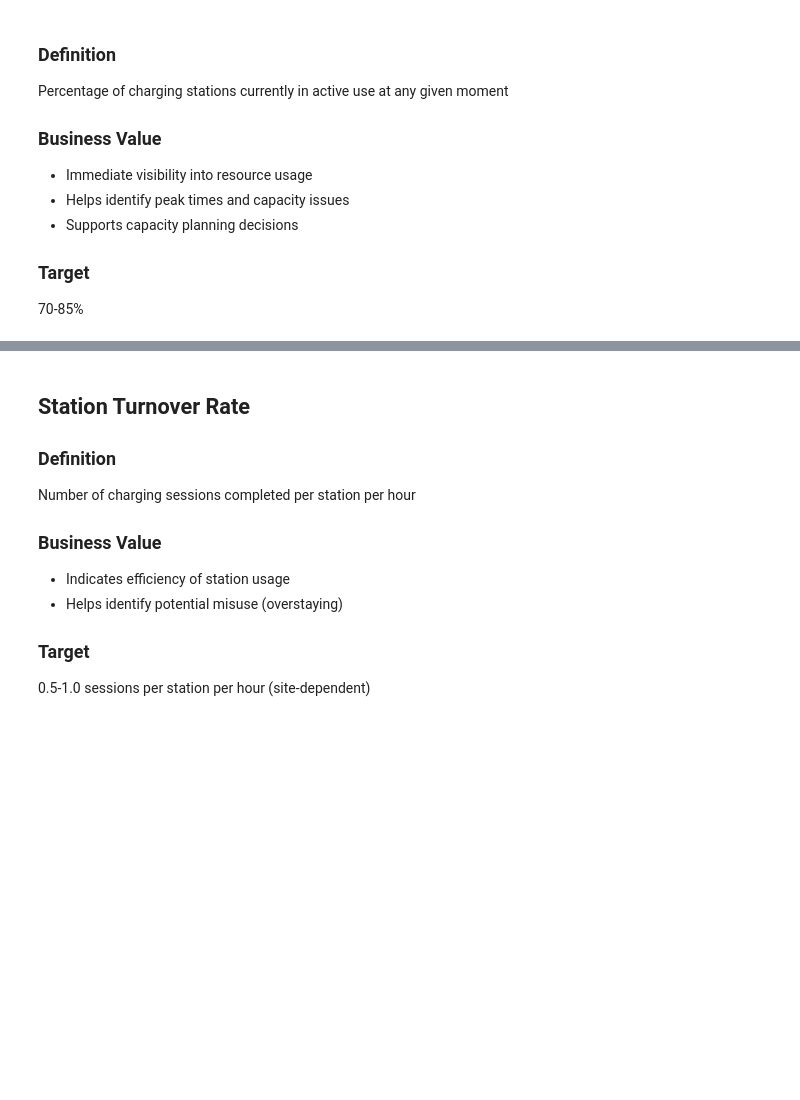
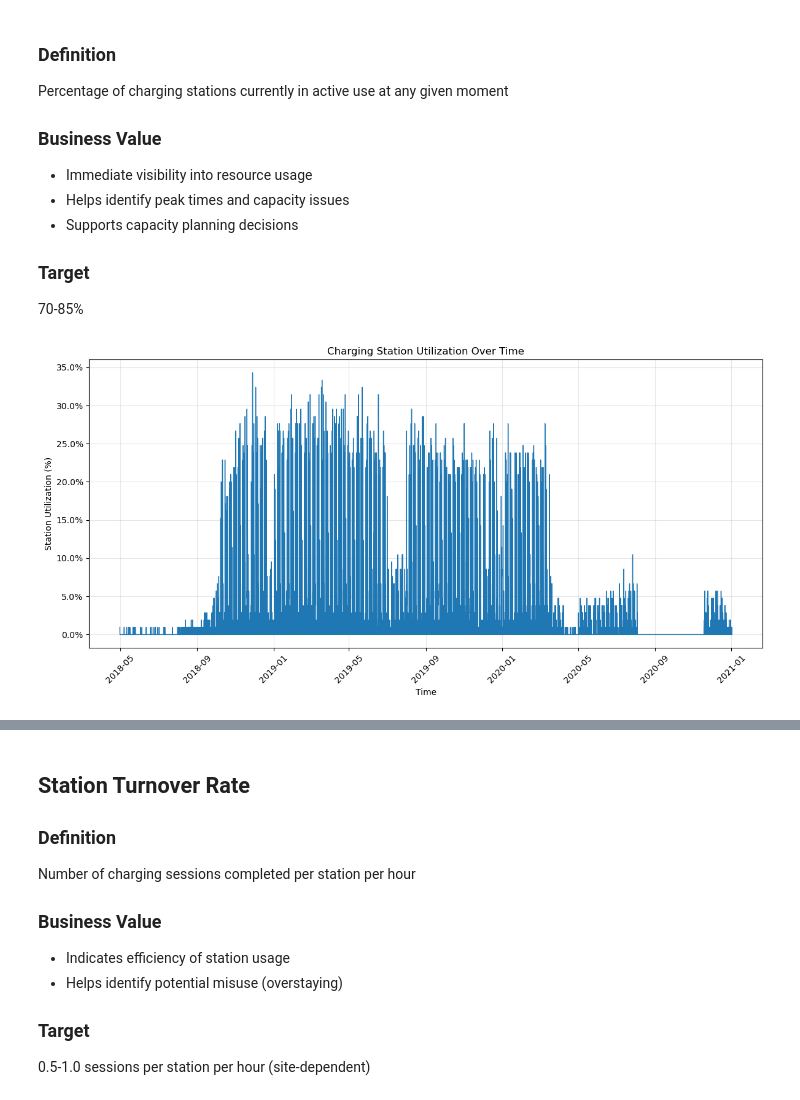
Before and after one commit to Sithkiller3000/AA2024, a Jupyter notebook: descriptive_analytics/descriptive_analytics_2b.ipynb, the cells around one changed output, grey strips where cells are left out. Saved outputs shown, nothing was run; the diff lists cells and outputs as text; code cells hidden in the pictures; blank space fills up the shorter version.

Commit message:
calculate stationutilisation and station turnover rate

```diff
--- a/descriptive_analytics/descriptive_analytics_2b.ipynb
+++ b/descriptive_analytics/descriptive_analytics_2b.ipynb
@@ -14,6 +14,23 @@ Each of these KPIs provides real-time operational insights and can be displayed
 * Operational efficiency (Station Turnover Rate)
 * Infrastructure load (Current Power Demand)
 * User experience (Estimated Wait Time)
+# %%
+import pandas as pd
+import matplotlib.pyplot as plt
+import numpy as np
+
+df = pd.read_csv('../cleanData/cleanChargingDataNoNull.csv')
+
+# df = pd.read_csv('../data preparation/charging_sessions.csv')
+
+# Convert timestamp to datetime
+df['connectionTime'] = pd.to_datetime(df['connectionTime'])
+
+# Check if duplicates have the same userID_x
+same_user_duplicates = df[df.duplicated(subset=['connectionTime', 'stationID', 'siteID', 'userID_x'], keep=False)]
+
+# Remove all same_user_duplicates from df
+df = df.drop(same_user_duplicates.index)
 # %% [markdown]
 ## Current Station Utilization
 # %% [markdown]
@@ -34,0 +48,34 @@ utilization = (active_stations / total_stations) * 100
+# %%
+# Convert timestamp to datetime
+df['connectionTime'] = pd.to_datetime(df['connectionTime'])
+
+hourly_data = df.groupby(pd.Grouper(key='connectionTime', freq='h')).agg({
+    'stationID': 'count'  # Count charging sessions per hour
+}).reset_index()
+
+# Get total number of unique stations
+total_stations = df['stationID'].nunique()
+
+# Calculate utilization percentage
+hourly_data['utilization'] = hourly_data['stationID'] / total_stations
+
+# Create plot
+plt.figure(figsize=(12, 6))
+plt.plot(hourly_data['connectionTime'], hourly_data['utilization'], linewidth=1)
+
+# Customize plot
+plt.title('Charging Station Utilization Over Time', fontsize=12)
+plt.xlabel('Time')
+plt.ylabel('Station Utilization (%)')
+plt.grid(True, alpha=0.3)
+
+# Format y-axis as percentage
+plt.gca().yaxis.set_major_formatter(plt.FuncFormatter(lambda y, _: '{:.1%}'.format(y)))
+
+# Rotate x-axis labels
+plt.xticks(rotation=45)
+plt.tight_layout()
+
+plt.show()
+# %% [output]
+[figure, added]
```
Also changed, not shown: parts of 4 cells of this notebook.
